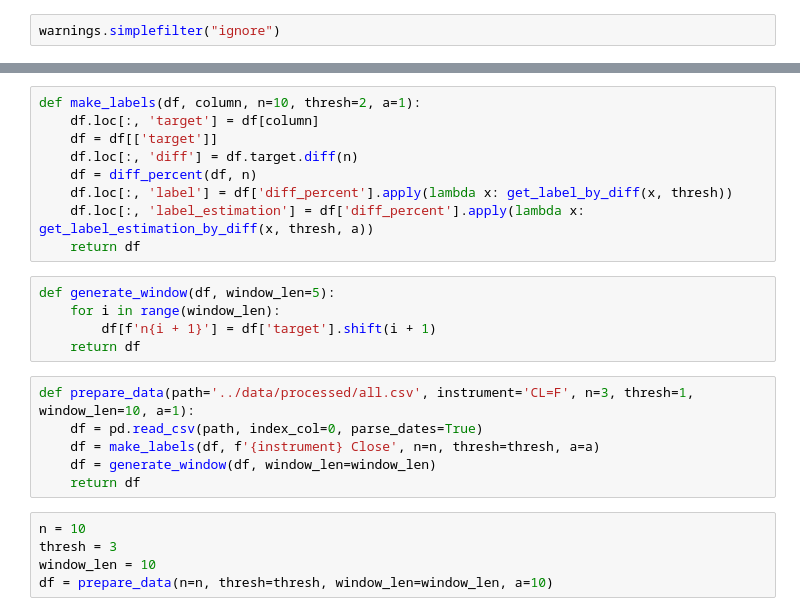
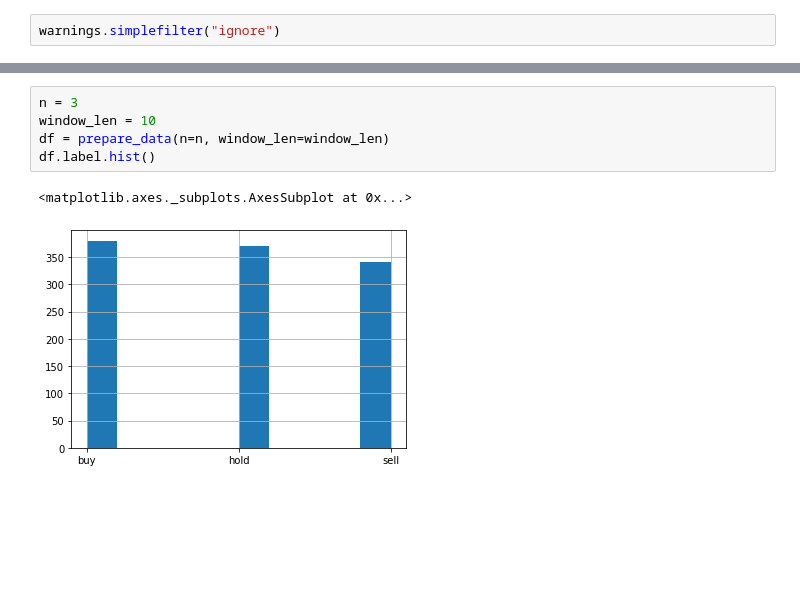
Before and after one commit to svkov/time-series-forecasting, a Jupyter notebook: notebooks/Classification.ipynb, the cells around one changed output, grey strips where cells are left out. Drawn from its saved outputs; the diff is of its cells as text; blank space fills up the shorter version.

```diff
--- a/notebooks/Classification.ipynb
+++ b/notebooks/Classification.ipynb
@@ -90,26 +78,9 @@ def diff_percent(df, n=10):
-# %%
-def make_labels(df, column, n=10, thresh=2, a=1):
-    df.loc[:, 'target'] = df[column]
-    df = df[['target']]
-    df.loc[:, 'diff'] = df.target.diff(n)
-    df = diff_percent(df, n)
-    df.loc[:, 'label'] = df['diff_percent'].apply(lambda x: get_label_by_diff(x, thresh))
-    df.loc[:, 'label_estimation'] = df['diff_percent'].apply(lambda x: get_label_estimation_by_diff(x, thresh, a))
-    return df
-# %%
-def generate_window(df, window_len=5):
-    for i in range(window_len):
-        df[f'n{i + 1}'] = df['target'].shift(i + 1)
-    return df
-# %%
-def prepare_data(path='../data/processed/all.csv', instrument='CL=F', n=3, thresh=1, window_len=10, a=1):
-    df = pd.read_csv(path, index_col=0, parse_dates=True)
-    df = make_labels(df, f'{instrument} Close', n=n, thresh=thresh, a=a)
-    df = generate_window(df, window_len=window_len)
-    return df
 # %%
-n = 10
-thresh = 3
+n = 3
 window_len = 10
-df = prepare_data(n=n, thresh=thresh, window_len=window_len, a=10)
+df = prepare_data(n=n, window_len=window_len)
+df.label.hist()
+# %% [output]
+<matplotlib.axes._subplots.AxesSubplot at 0x...>
+[figure, added]
 # %%
```
Also changed, not shown: parts of 33 cells of this notebook, 3 other files.
